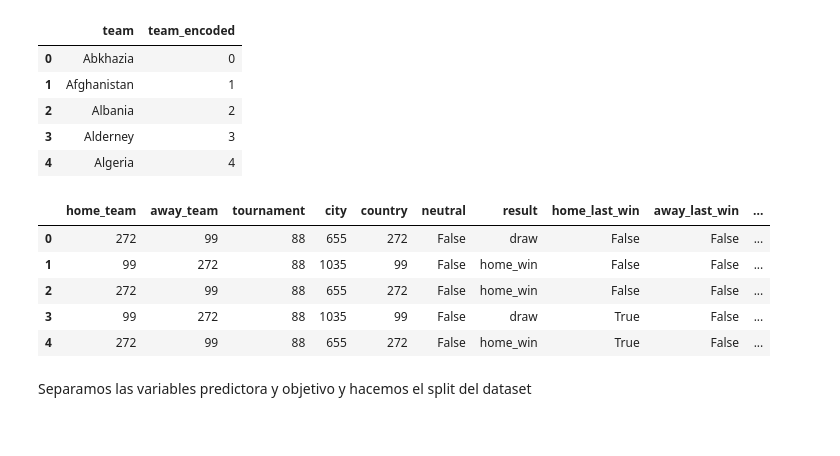
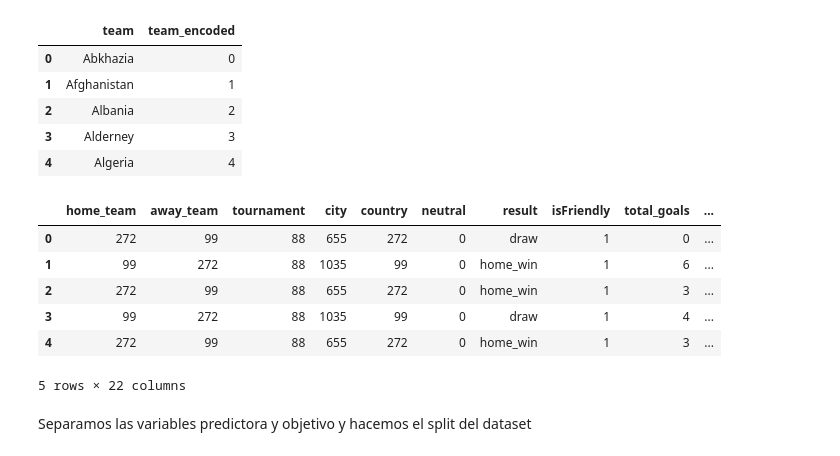
Before and after one commit to nestorojeda/MatematicasFeedback, a Jupyter notebook: notebook.ipynb, the cells around one changed output. Drawn from its saved outputs; the diff is of its cells as text; code cells hidden in the pictures.

```diff
--- a/notebook.ipynb
+++ b/notebook.ipynb
@@ -575,5 +571,4 @@ data = pd.read_csv(path + "/results.csv")
 # %% [markdown]
 Etiquetamos los datos siguiendo el patrón del enunciado: home_win, draw, away_win
 # %%
-data["result"] = np.where(data["home_score"] > data["away_score"], "home_win", np.where(data["home_score"] < data["away_score"], "away_win", "draw"))
-data.head()
+results_df["result"] = np.where(results_df["home_score"] > results_df["away_score"], "home_win", np.where(results_df["home_score"] < results_df["away_score"], "away_win", "draw"))
@@ -625,0 +624,3 @@ data.fillna(0, inplace=True)
+# %%
+for column in ['home_last_goals_scored', 'away_last_goals_scored', 'home_last_goals_conceded', 'away_last_goals_conceded']:
+    results_df[column] = results_df[column].fillna(0)
@@ -626,23 +629,26 @@ data.fillna(0, inplace=True)
+# %%
+for column in ['home_win_rate', 'away_win_rate']:
+    results_df[column] = results_df[column].fillna(results_df[column].mean())
 # %% [markdown]
 Codificamos los equipos
 # %%
 from sklearn.preprocessing import LabelEncoder
 
 
-home_uniques = data["home_team"].unique()
-away_uniques = data["away_team"].unique()
-country_uniques = data["country"].unique()
+home_uniques = results_df["home_team"].unique()
+away_uniques = results_df["away_team"].unique()
+country_uniques = results_df["country"].unique()
 
 uniques = np.unique(np.concatenate((home_uniques, away_uniques, country_uniques),0))
 
 country_encoder = LabelEncoder()
 country_encoder.fit(uniques)
 
-data["away_team"] = country_encoder.transform(data["away_team"])
-data["home_team"] = country_encoder.transform(data["home_team"])
+results_df["away_team"] = country_encoder.transform(results_df["away_team"])
+results_df["home_team"] = country_encoder.transform(results_df["home_team"])
 
-data["country"] = country_encoder.transform(data["country"])
+results_df["country"] = country_encoder.transform(results_df["country"])
 
-data.head()
+results_df.head()
 # %% [output]
 |  | date | home_team | away_team | home_score | away_score | tournament | city | country | neutral | result | ... |
@@ -670,25 +676,26 @@ teams.head()
 # %%
 # Hacemos lo mismo con la columna de torneos
 tournament_encoder = LabelEncoder()
-tournament_encoder.fit(data["tournament"])
-data["tournament"] = tournament_encoder.transform(data["tournament"])
+tournament_encoder.fit(results_df["tournament"])
+results_df["tournament"] = tournament_encoder.transform(results_df["tournament"])
 
 # Y tambien para la ciudad
 city_encoder = LabelEncoder()
-city_encoder.fit(data["city"])
-data["city"] = city_encoder.transform(data["city"])
+city_encoder.fit(results_df["city"])
+results_df["city"] = city_encoder.transform(results_df["city"])
 
 #Finalmente eliminamos las columnas que no necesitamos
-data.drop(columns=["date", "home_score", "away_score"], inplace=True)
+results_df.drop(columns=["date", "home_score", "away_score", "goal_difference", "victory_type"], inplace=True)
 
-data.head()
+results_df.head()
 # %% [output]
-|  | home_team | away_team | tournament | city | country | neutral | result | home_last_win | away_last_win | ... |
-| 0 | 272 | 99 | 88 | 655 | 272 | False | draw | False | False | ... |
-| 1 | 99 | 272 | 88 | 1035 | 99 | False | home_win | False | False | ... |
-| 2 | 272 | 99 | 88 | 655 | 272 | False | home_win | False | False | ... |
-| 3 | 99 | 272 | 88 | 1035 | 99 | False | draw | True | False | ... |
-| 4 | 272 | 99 | 88 | 655 | 272 | False | home_win | True | False | ... |
+|  | home_team | away_team | tournament | city | country | neutral | result | isFriendly | total_goals | ... |
+| 0 | 272 | 99 | 88 | 655 | 272 | 0 | draw | 1 | 0 | ... |
+| 1 | 99 | 272 | 88 | 1035 | 99 | 0 | home_win | 1 | 6 | ... |
+| 2 | 272 | 99 | 88 | 655 | 272 | 0 | home_win | 1 | 3 | ... |
+| 3 | 99 | 272 | 88 | 1035 | 99 | 0 | draw | 1 | 4 | ... |
+| 4 | 272 | 99 | 88 | 655 | 272 | 0 | home_win | 1 | 3 | ... |
+5 rows × 22 columns
 # %% [markdown]
 Separamos las variables predictora y objetivo y hacemos el split del dataset
 # %%
```
Also changed, not shown: parts of 17 cells of this notebook.
